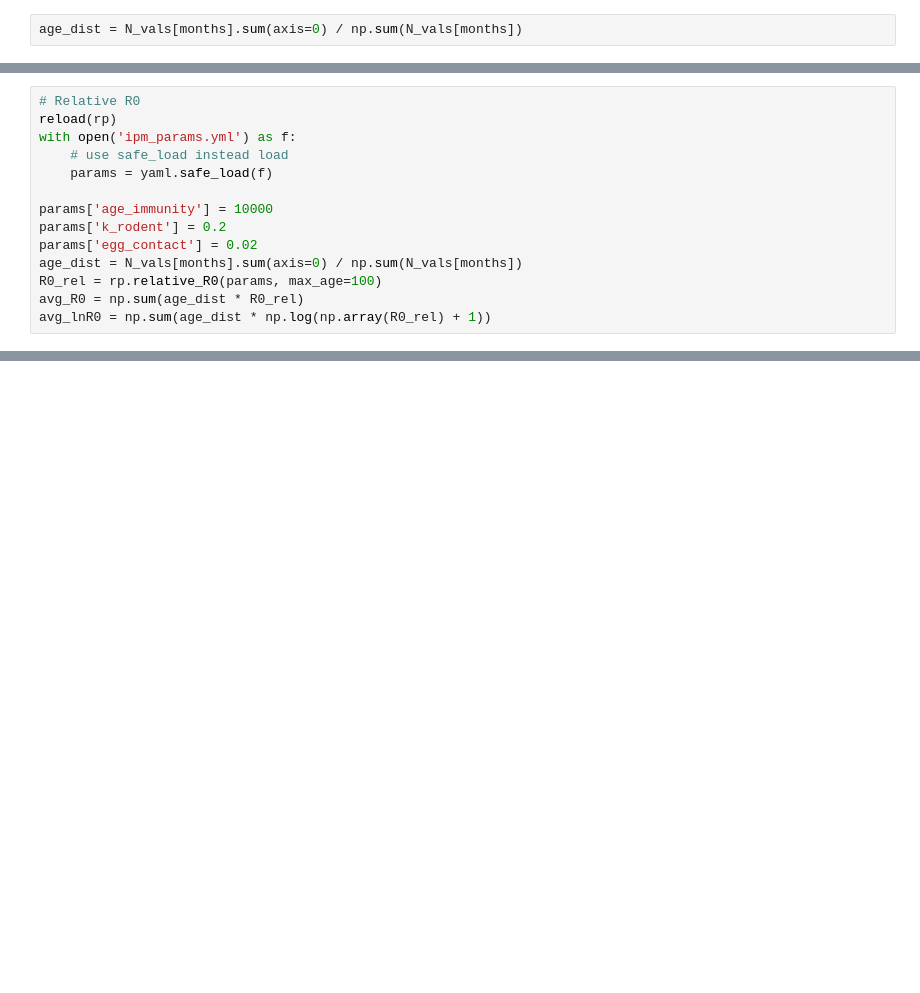
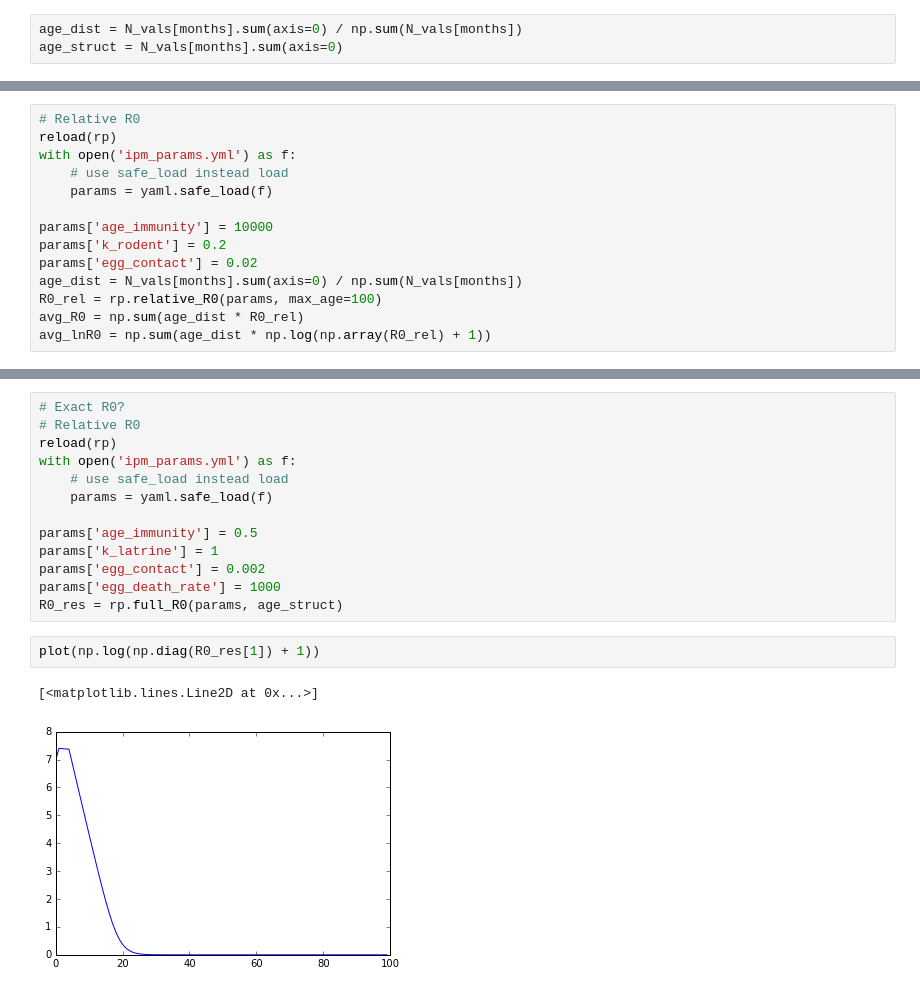
Before and after one commit to mqwilber/raccoon_simulation, a Jupyter notebook: code/simulate_ipm.ipynb, the cells around one changed output, grey strips where cells are left out. Saved outputs shown, nothing was run; the diff lists cells and outputs as text; blank space fills up the shorter version.

```diff
--- a/code/simulate_ipm.ipynb
+++ b/code/simulate_ipm.ipynb
@@ -157,3 +157,4 @@ var_prof = mom2_prof - mean_prof**2
 prev_prof = [1 - (racs[0] / np.sum(racs)) for racs in N_vals[months].T]
 # %%
 age_dist = N_vals[months].sum(axis=0) / np.sum(N_vals[months])
+age_struct = N_vals[months].sum(axis=0)
@@ -231,0 +248,18 @@ plt.hlines?
+# %%
+# Exact R0?
+# Relative R0
+reload(rp)
+with open('ipm_params.yml') as f:
+    # use safe_load instead load
+    params = yaml.safe_load(f)
+
+params['age_immunity'] = 0.5
+params['k_latrine'] = 1
+params['egg_contact'] = 0.002
+params['egg_death_rate'] = 1000
+R0_res = rp.full_R0(params, age_struct)
+# %%
+plot(np.log(np.diag(R0_res[1]) + 1))
+# %% [output]
+[<matplotlib.lines.Line2D at 0x...>]
+[figure, added]
```
Also changed, not shown: parts of 6 cells of this notebook, 6 other files.
